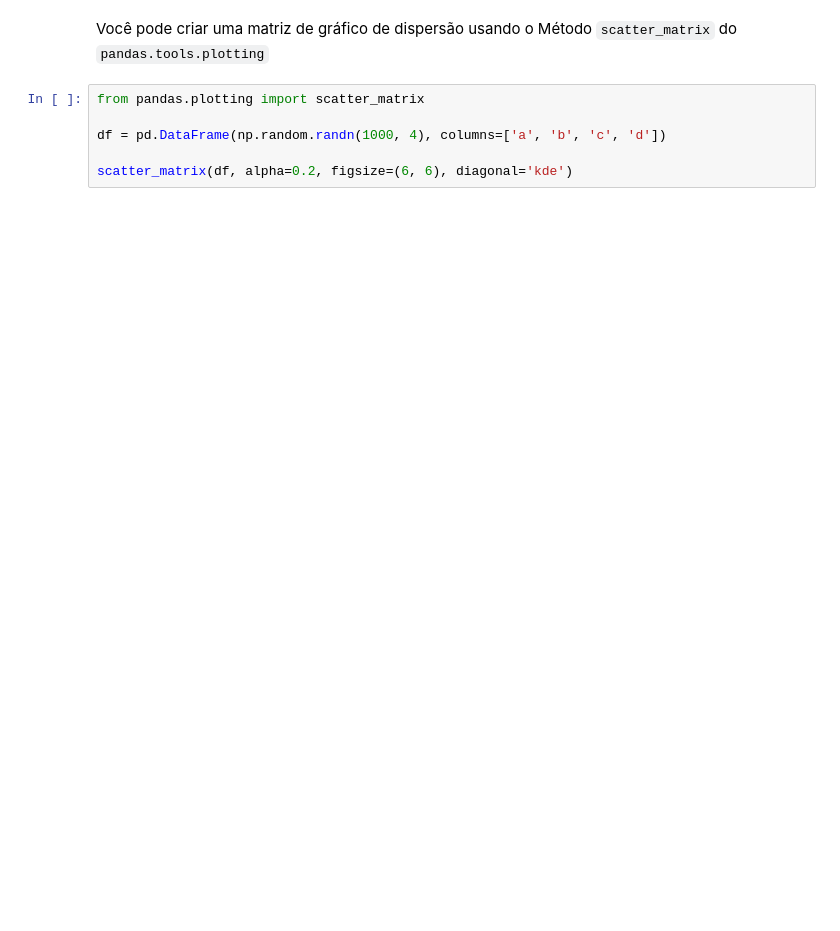
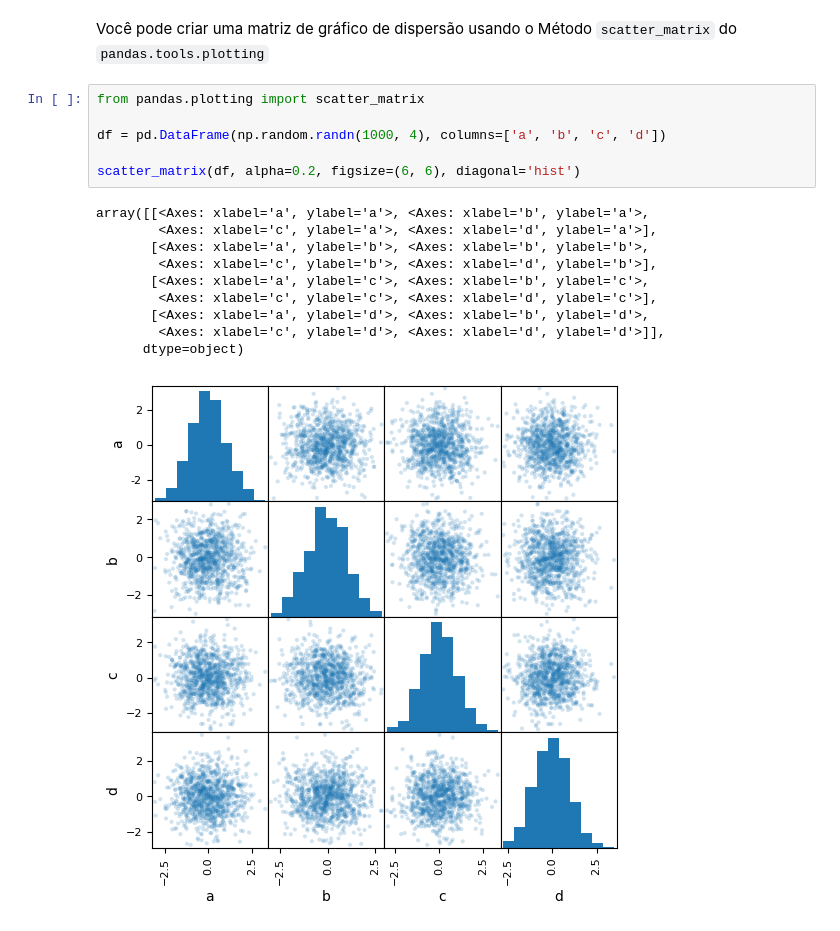
Before and after one commit to etvorellana/ResTIC18_PythonBasico, a Jupyter notebook: Notebooks/Aula-27.ipynb, the cells around one changed output. Cells and saved outputs as stored; diff of their text form; blank space fills up the shorter version.

```diff
--- a/Notebooks/Aula-27.ipynb
+++ b/Notebooks/Aula-27.ipynb
@@ -185,6 +218,17 @@ Método ``scatter_matrix`` do ``pandas.tools.plotting``
 # %%
 from pandas.plotting import scatter_matrix
 
 df = pd.DataFrame(np.random.randn(1000, 4), columns=['a', 'b', 'c', 'd'])
 
-scatter_matrix(df, alpha=0.2, figsize=(6, 6), diagonal='kde')
+scatter_matrix(df, alpha=0.2, figsize=(6, 6), diagonal='hist')
+# %% [output]
+array([[<Axes: xlabel='a', ylabel='a'>, <Axes: xlabel='b', ylabel='a'>,
+        <Axes: xlabel='c', ylabel='a'>, <Axes: xlabel='d', ylabel='a'>],
+       [<Axes: xlabel='a', ylabel='b'>, <Axes: xlabel='b', ylabel='b'>,
+        <Axes: xlabel='c', ylabel='b'>, <Axes: xlabel='d', ylabel='b'>],
+       [<Axes: xlabel='a', ylabel='c'>, <Axes: xlabel='b', ylabel='c'>,
+        <Axes: xlabel='c', ylabel='c'>, <Axes: xlabel='d', ylabel='c'>],
+       [<Axes: xlabel='a', ylabel='d'>, <Axes: xlabel='b', ylabel='d'>,
+        <Axes: xlabel='c', ylabel='d'>, <Axes: xlabel='d', ylabel='d'>]],
+      dtype=object)
+[figure, added]
```
Also changed, not shown: parts of 10 cells of this notebook, 3 other files.
